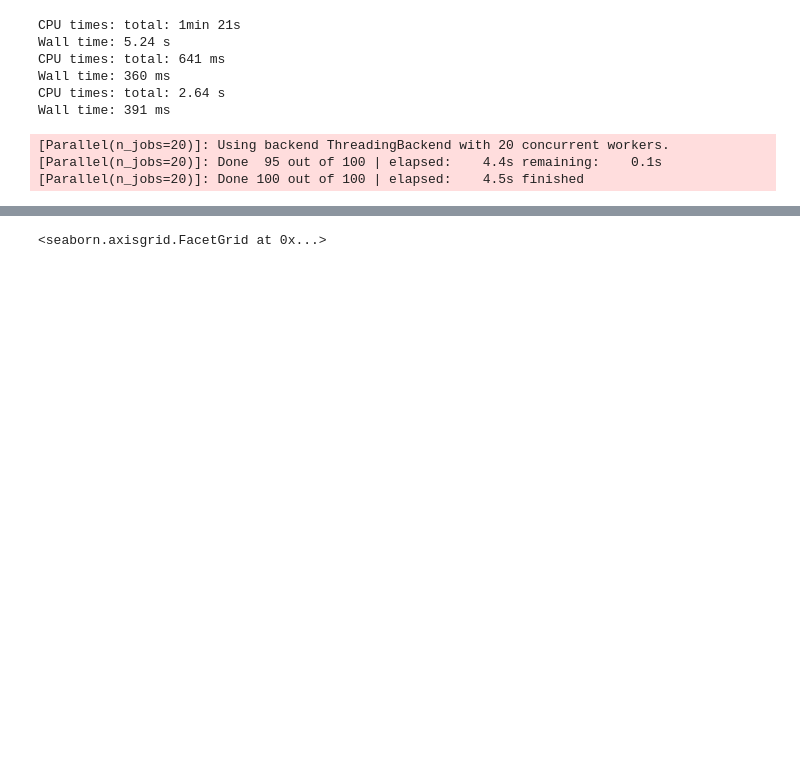
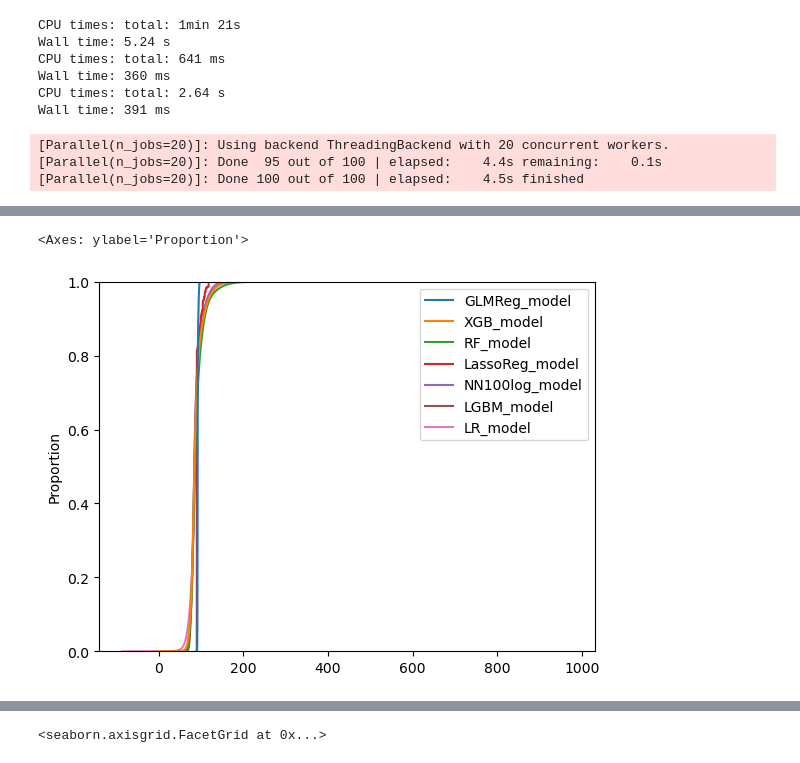
Before and after one commit to AdamSwietek/LUP_VisualCapital, a Jupyter notebook: notebooks/estimating/compare_models.ipynb, the cells around one changed output, grey strips where cells are left out. Saved outputs shown, nothing was run; the diff lists cells and outputs as text; code cells hidden in the pictures; blank space fills up the shorter version.

```diff
--- a/notebooks/estimating/compare_models.ipynb
+++ b/notebooks/estimating/compare_models.ipynb
@@ -296,3 +328,8 @@ Wall time: 391 ms
 # %%
 import seaborn as sns
+# %%
+sns.ecdfplot(dataset[mods.keys()])
+# %% [output]
+<Axes: ylabel='Proportion'>
+[figure, added]
 # %%
```
Also changed, not shown: parts of 7 cells of this notebook, 15 other files.
